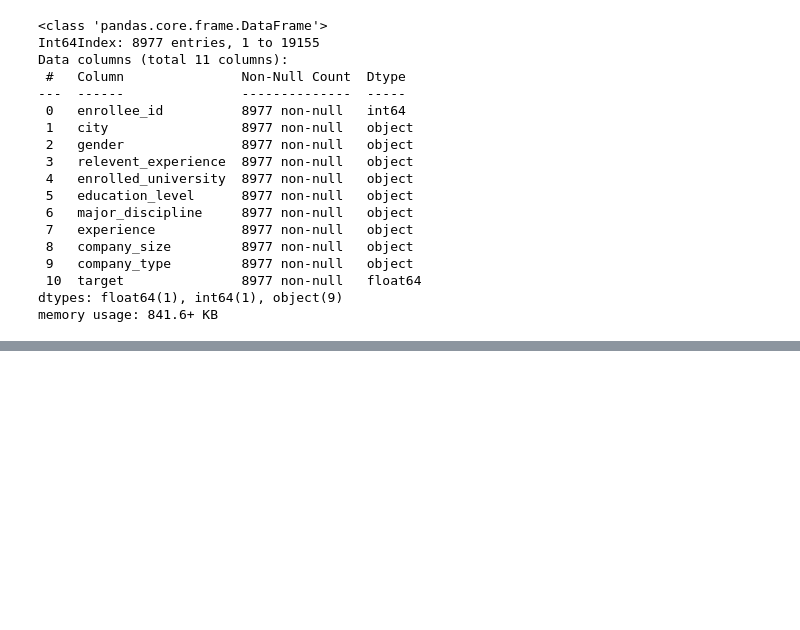
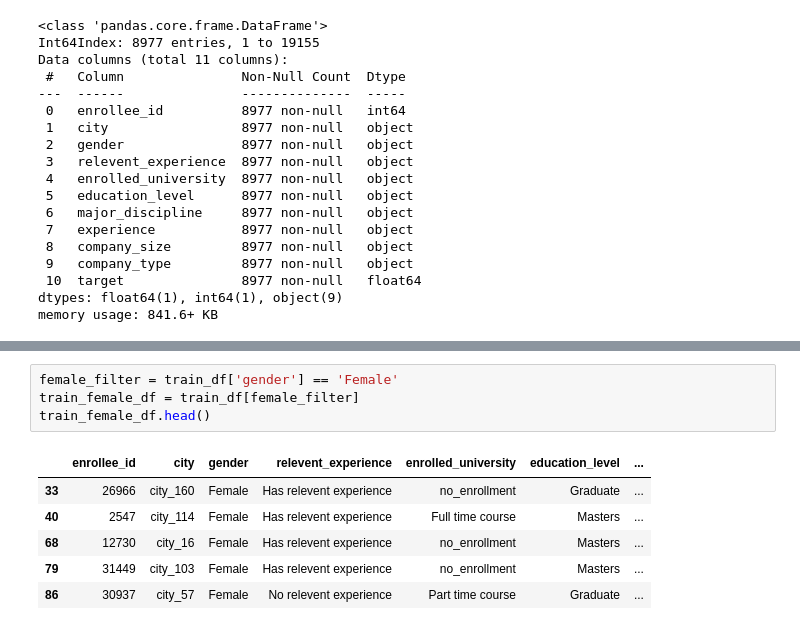
Before and after one commit to rarconaut/Project_3_Group_2, a Jupyter notebook: Jeremy/Untitled.ipynb, the cells around one changed output, grey strips where cells are left out. Cells and saved outputs as stored; diff of their text form; blank space fills up the shorter version.

```diff
--- a/Jeremy/Untitled.ipynb
+++ b/Jeremy/Untitled.ipynb
@@ -69,0 +81,11 @@ train_df.to_csv('train_cleaned.csv')
+# %%
+female_filter = train_df['gender'] == 'Female'
+train_female_df = train_df[female_filter]
+train_female_df.head()
+# %% [output]
+|  | enrollee_id | city | gender | relevent_experience | enrolled_university | education_level | ... |
+| 33 | 26966 | city_160 | Female | Has relevent experience | no_enrollment | Graduate | ... |
+| 40 | 2547 | city_114 | Female | Has relevent experience | Full time course | Masters | ... |
+| 68 | 12730 | city_16 | Female | Has relevent experience | no_enrollment | Masters | ... |
+| 79 | 31449 | city_103 | Female | Has relevent experience | no_enrollment | Masters | ... |
+| 86 | 30937 | city_57 | Female | No relevent experience | Part time course | Graduate | ... |
```
Also changed, not shown: parts of 8 cells of this notebook, 3 other files.
